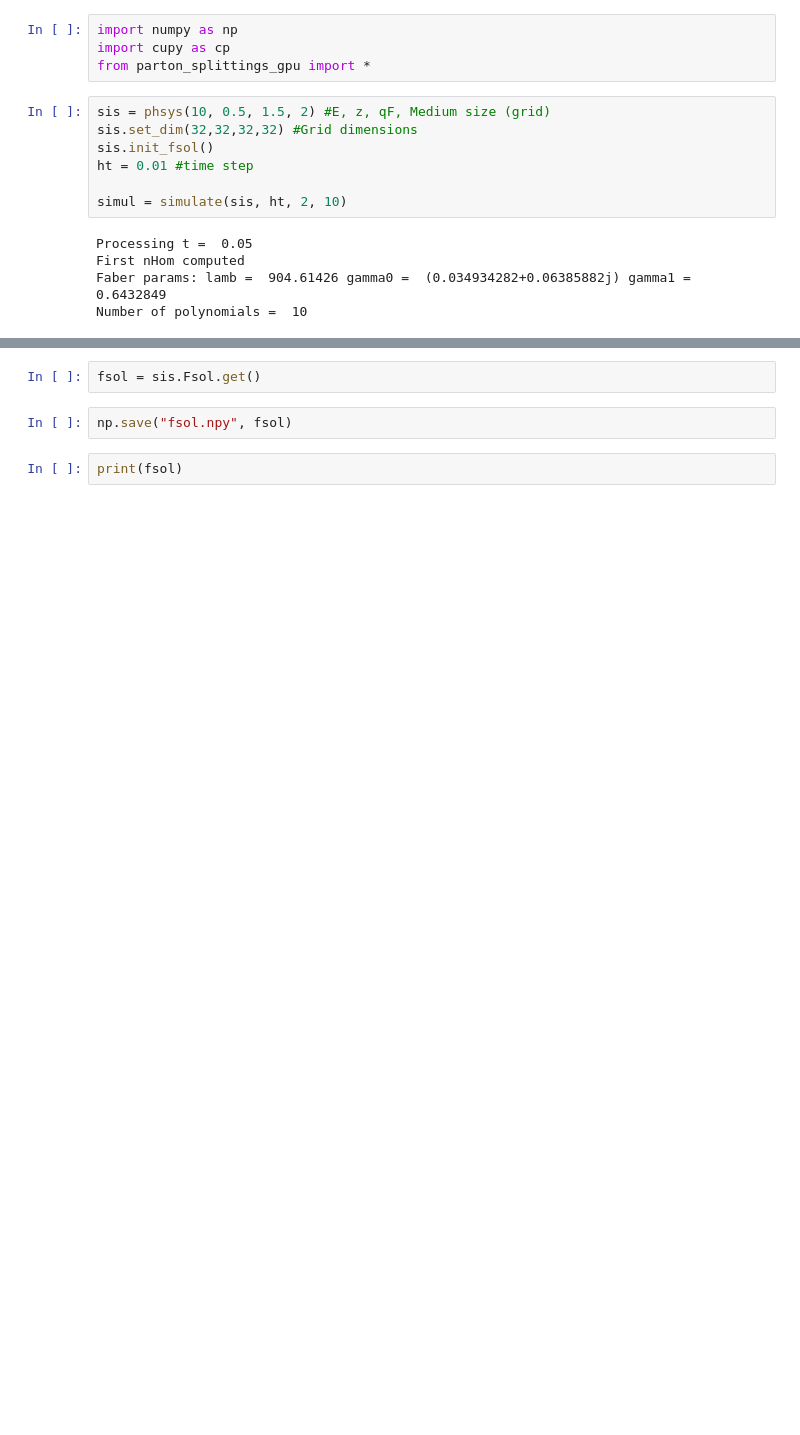
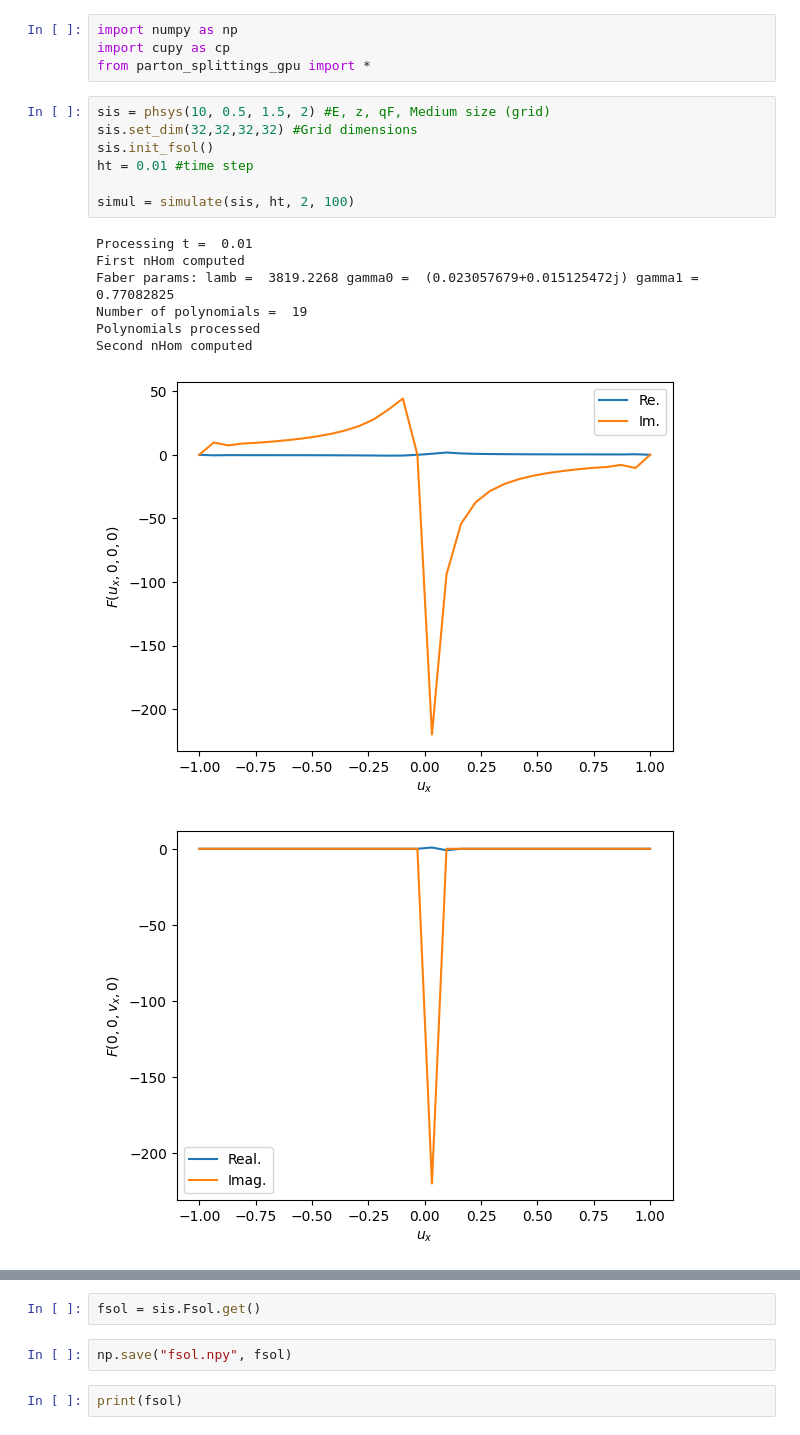
Before and after one commit to marcoacl00/parton_splittings, a Jupyter notebook: test.ipynb, the cells around one changed output, grey strips where cells are left out. Drawn from its saved outputs; the diff is of its cells as text; blank space fills up the shorter version.

```diff
--- a/test.ipynb
+++ b/test.ipynb
@@ -5,12 +5,16 @@ from parton_splittings_gpu import *
 # %%
 sis = phsys(10, 0.5, 1.5, 2) #E, z, qF, Medium size (grid)
 sis.set_dim(32,32,32,32) #Grid dimensions
 sis.init_fsol()
 ht = 0.01 #time step
 
-simul = simulate(sis, ht, 2, 10)
+simul = simulate(sis, ht, 2, 100)
 # %% [output]
-Processing t =  0.05
+Processing t =  0.01
 First nHom computed
-Faber params: lamb =  904.61426 gamma0 =  (0.034934282+0.06385882j) gamma1 =  0.6432849
-Number of polynomials =  10
+Faber params: lamb =  3819.2268 gamma0 =  (0.023057679+0.015125472j) gamma1 =  0.77082825
+Number of polynomials =  19
+Polynomials processed
+Second nHom computed
+[figure, added]
+[figure, added]
```
Also changed, not shown: parts of 1 cell of this notebook, 1 other file.
